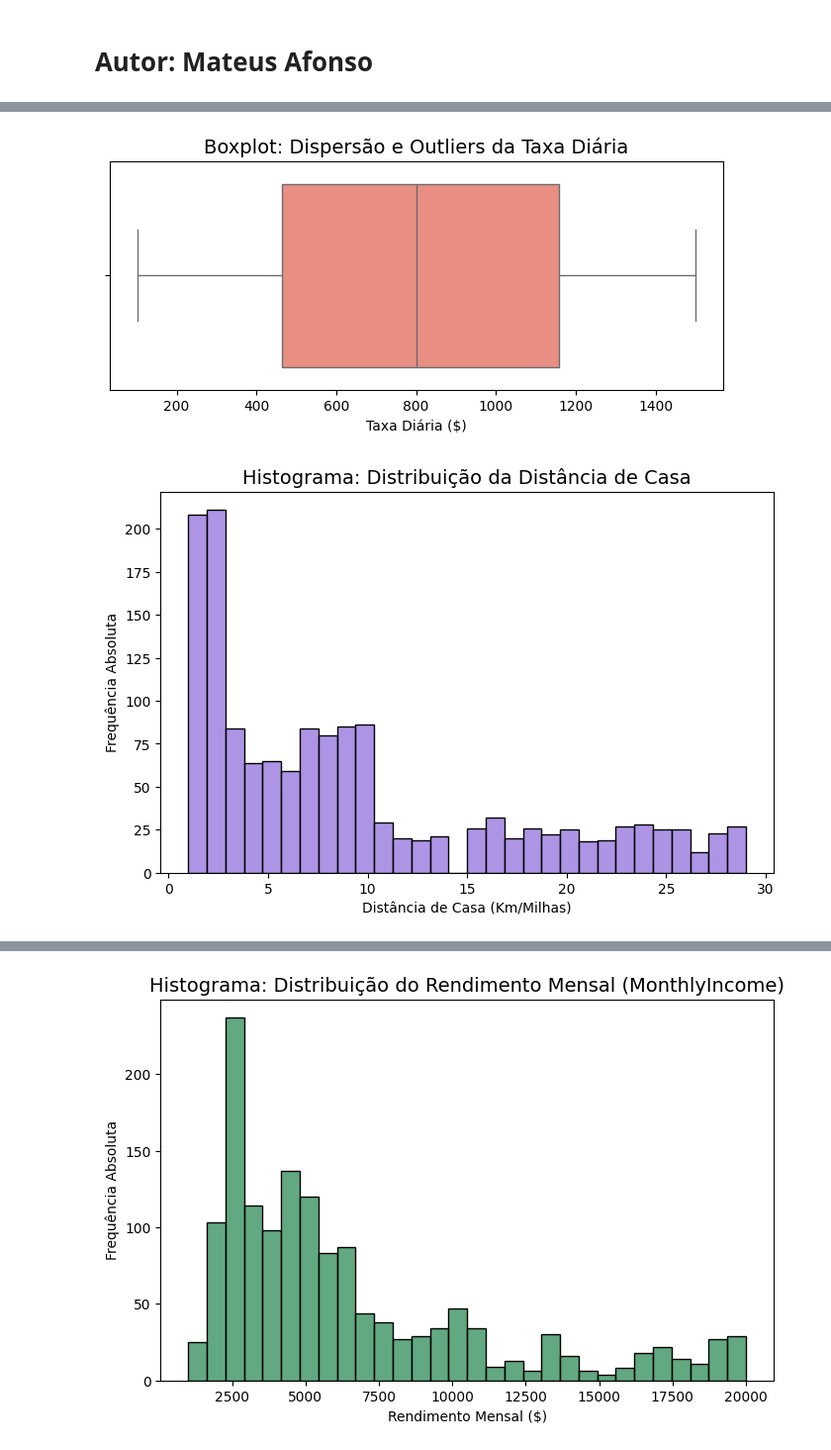
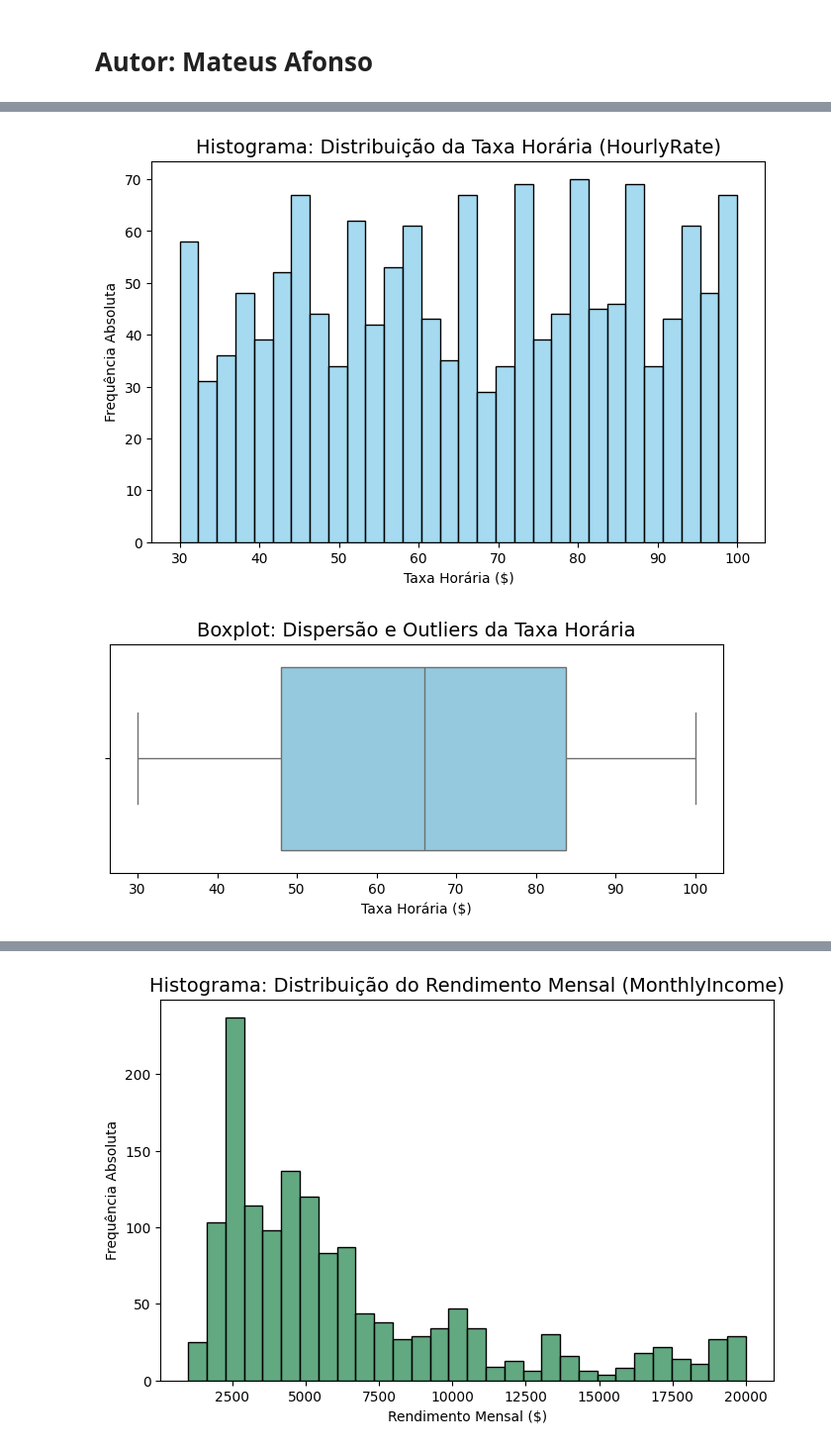
Before and after one commit to LuiscnFigueira/Projeto-cdg-grupo10, a Jupyter notebook: notebooks/M2_exploração.ipynb, the cells around one changed output, grey strips where cells are left out. Shown at 99% size. Drawn from its saved outputs; the diff is of its cells as text; code cells hidden in the pictures.

```diff
--- a/notebooks/M2_exploração.ipynb
+++ b/notebooks/M2_exploração.ipynb
@@ -98,19 +160,18 @@ plt.show()
 # %%
-# Boxplot da variável (DailyRate)
+# Histograma da variável (HourlyRate)
+plt.figure(figsize=(8, 5))
+sns.histplot(df['HourlyRate'], color='skyblue', bins=30)
+plt.title('Histograma: Distribuição da Taxa Horária (HourlyRate)', fontsize=14)
+plt.xlabel('Taxa Horária ($)')
+plt.ylabel('Frequência Absoluta')
+plt.show()
+
+# Boxplot da variável (HourlyRate)
 plt.figure(figsize=(8, 3))
-sns.boxplot(x=df['DailyRate'], color='salmon')
-plt.title('Boxplot: Dispersão e Outliers da Taxa Diária', fontsize=14)
-plt.xlabel('Taxa Diária ($)')
+sns.boxplot(x=df['HourlyRate'], color='skyblue')
+plt.title('Boxplot: Dispersão e Outliers da Taxa Horária', fontsize=14)
+plt.xlabel('Taxa Horária ($)')
 plt.show()
 # %% [output]
-[figure, old version]
+[figure, new version]
+[figure, added]
-# %%
-# Histograma da variável (DistanceFromHome)
-plt.figure(figsize=(8, 5))
-sns.histplot(df['DistanceFromHome'], color='mediumpurple', bins=30)
-plt.title('Histograma: Distribuição da Distância de Casa', fontsize=14)
-plt.xlabel('Distância de Casa (Km/Milhas)')
-plt.ylabel('Frequência Absoluta')
-plt.show()
-# %% [output]
-[figure, removed]
```
Also changed, not shown: parts of 8 cells of this notebook.
